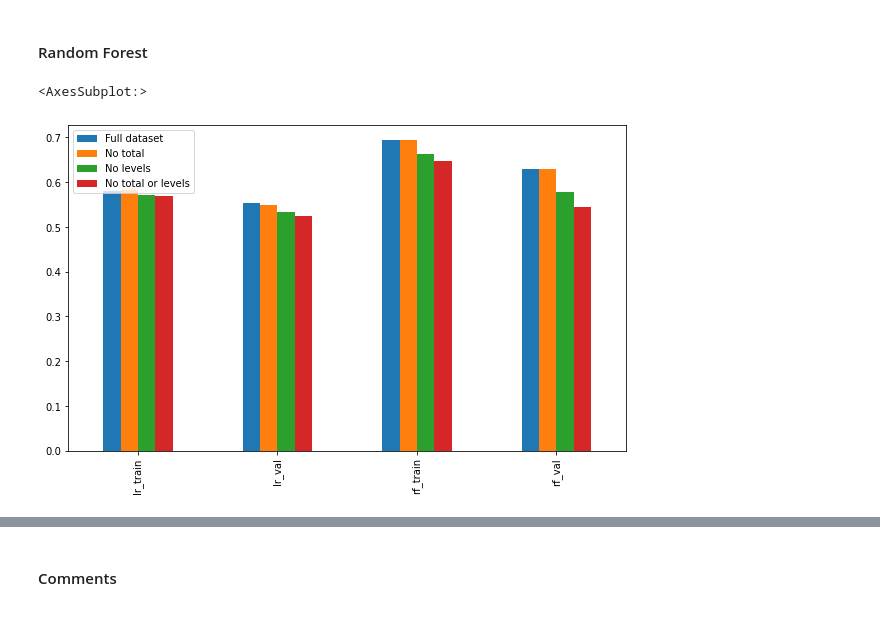
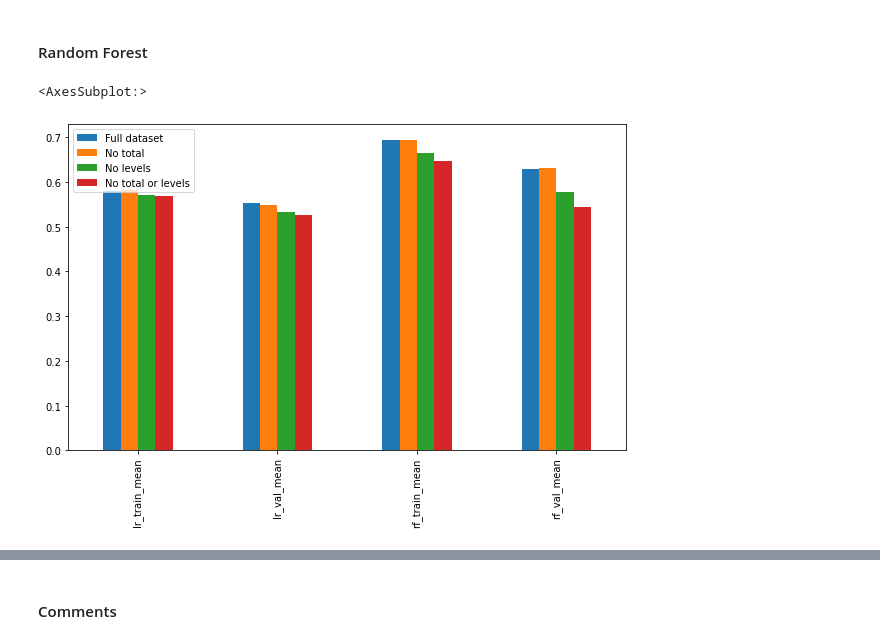
Before and after one commit to hannahlang/IB-Maths-Placement, a Jupyter notebook: project/math_placement_project.ipynb, the cells around one changed output, grey strips where cells are left out. Cells and saved outputs as stored; diff of their text form; code cells hidden in the pictures.

```diff
--- a/project/math_placement_project.ipynb
+++ b/project/math_placement_project.ipynb
@@ -726,13 +723,17 @@ features_dict = {'Full dataset': X_train,
 lr_model = LogisticRegression(class_weight = 'balanced',random_state = 1234)
 # %%
 datasets = []
-lr_train = []
-lr_val = []
+lr_train_mean = []
+lr_val_mean = []
+lr_train_std = []
+lr_val_std = []
 for name, train in features_dict.items():
     datasets.append(name)
-    train, val = cross_validate_model(lr_model, train, y_train, scorer = 'f1_weighted', plot = False, verbose = False)
-    lr_train.append(train)
-    lr_val.append(val)
+    train_mean, val_mean, train_std, val_std = cross_validate_model(lr_model, train, y_train, scorer = 'f1_weighted', plot = False, verbose = False, std = True)
+    lr_train_mean.append(train_mean)
+    lr_val_mean.append(val_mean)
+    lr_train_std.append(train_std)
+    lr_val_std.append(val_std)
 # %% [markdown]
 #### Random Forest
 # %%
@@ -740,17 +741,28 @@ rf_model = RandomForestClassifier(min_samples_leaf = 10,
                                   class_weight = 'balanced',
                                   random_state = 1234)
 # %%
-rf_train = []
-rf_val = []
+rf_train_mean = []
+rf_val_mean = []
+rf_train_std = []
+rf_val_std = []
 for name, train in features_dict.items():
-    train, val = cross_validate_model(rf_model, train, y_train, scorer = 'f1_weighted', plot = False, verbose = False)
-    rf_train.append(train)
-    rf_val.append(val)
+    train_mean, val_mean, train_std, val_std = cross_validate_model(rf_model, train, y_train, scorer = 'f1_weighted', plot = False, verbose = False, std = True)
+    rf_train_mean.append(train_mean)
+    rf_val_mean.append(val_mean)
+    rf_train_std.append(train_std)
+    rf_val_std.append(val_std)
 # %%
-feature_results = pd.DataFrame({'lr_train': lr_train, 'lr_val':lr_val,
-                                 'rf_train': rf_train, 'rf_val': rf_val}, index = datasets)
+feature_results = pd.DataFrame({'lr_train_mean': lr_train_mean,
+                                'lr_val_mean':lr_val_mean,
+                                'lr_train_std':lr_train_std,
+                                'lr_val_std': lr_val_std,
+                                 'rf_train_mean': rf_train_mean,
+                                'rf_val_mean': rf_val_mean,
+                               'rf_train_std':rf_train_std,
+                               'rf_val_std':rf_val_std}, index = datasets)
 # %%
-feature_results.T.plot(kind = 'bar', figsize = (10, 6))
+(feature_results[[x for x in feature_results.columns if 'mean' in x]]
+ .T.plot(kind = 'bar', figsize = (10, 6)))
 # %% [output]
 <AxesSubplot:>
-[figure, old version]
+[figure, new version]
```
Also changed, not shown: parts of 17 cells of this notebook, 3 other files.
